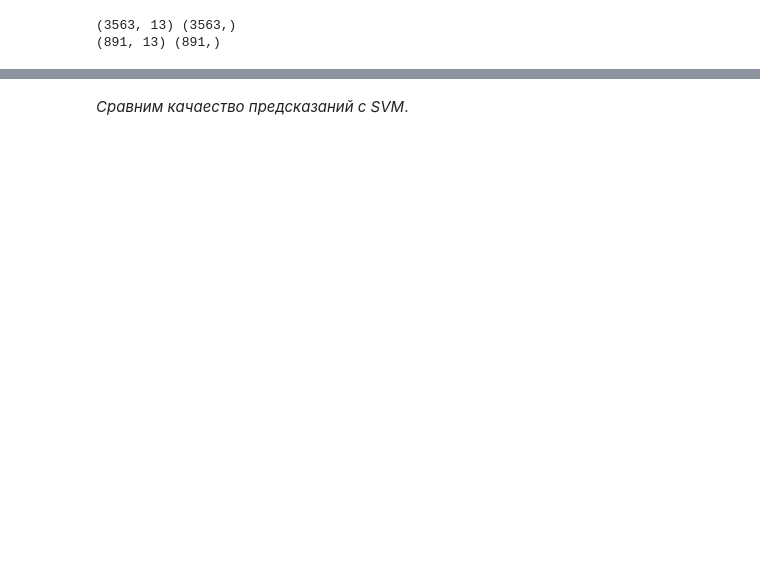
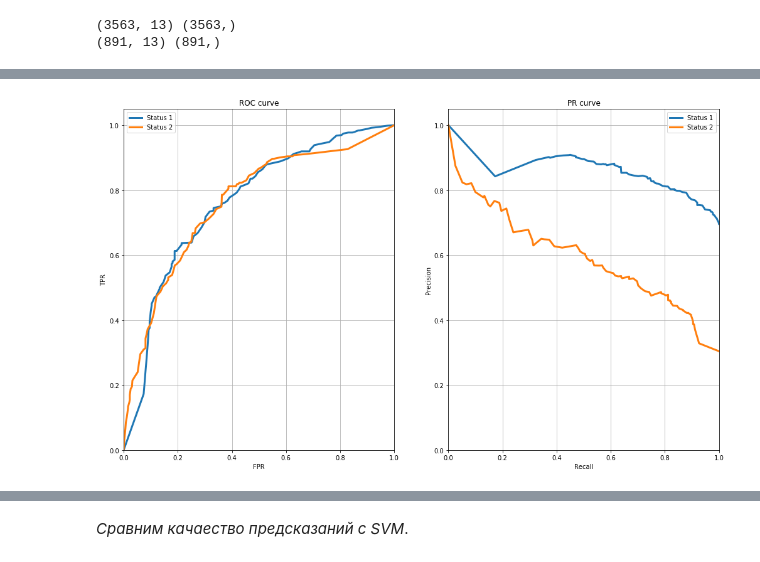
Before and after one commit to rklepov/hse-cs-ml-2018-2019, a Jupyter notebook: HW/hw3/hw3.ipynb, the cells around one changed output, grey strips where cells are left out. Drawn from its saved outputs; the diff is of its cells as text; code cells hidden in the pictures; blank space fills up the shorter version.

```diff
--- a/HW/hw3/hw3.ipynb
+++ b/HW/hw3/hw3.ipynb
@@ -193,0 +225,2 @@ _[TODO]_
+# %%
+y_tree_probs = best_tree.predict_proba(X_test)
@@ -193,0 +239,32 @@ _[TODO]_
+# %%
+def plot_curve_xy(x, y, class_label):
+    plt.plot(x, y, lw=3, label='Status {}'.format(class_label))
+
+def plot_curve(nrc, curve, y_test, y_probs, title, xlabel, ylabel):
+    plt.subplot(nrc)
+    curve(y_test, y_probs, 1)
+    curve(y_test, y_probs, 2)
+    plt.xlim([0.0, 1.0])
+    plt.ylim([0.0, 1.05])
+    plt.xlabel(xlabel)
+    plt.ylabel(ylabel)
+    plt.title(title)
+    plt.legend()
+    plt.grid()
+# %%
+def plot_roc_curve(y_test, y_probs, class_label):
+    fpr, tpr, thresholds = roc_curve(y_test, y_probs[:,class_label-1], pos_label=class_label)
+    plot_curve_xy(fpr, tpr, class_label)
+
+def plot_pr_curve(y_test, y_probs, class_label):
+    precision, recall, thresholds = precision_recall_curve(y_test, y_probs[:,class_label-1], pos_label=class_label)
+    plot_curve_xy(recall, precision, class_label)
+
+plt.figure(figsize=(17, 10))
+
+plot_curve(121, plot_roc_curve, y_test, y_tree_probs, 'ROC curve', 'FPR', 'TPR')
+plot_curve(122, plot_pr_curve, y_test, y_tree_probs, 'PR curve', 'Recall', 'Precision')
+
+plt.show();
+# %% [output]
+[figure, added]
```
Also changed, not shown: parts of 51 cells of this notebook, 2 other files.
